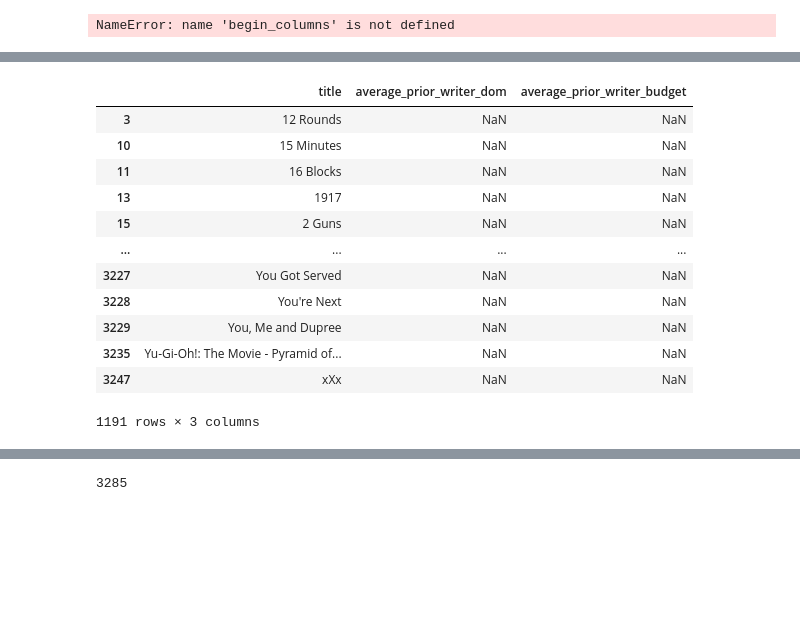
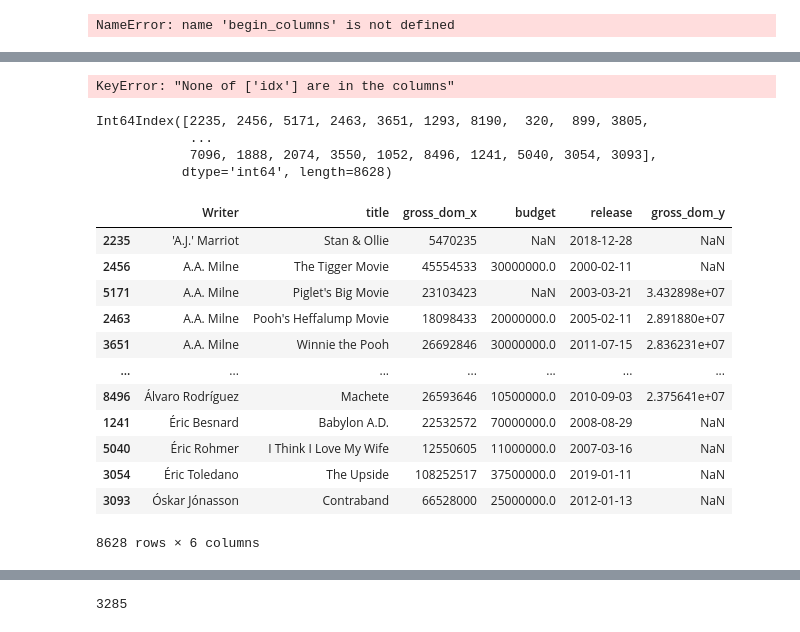
Before and after one commit to aauyeung19/Metis-Project-2, a Jupyter notebook: Feature Engineering.ipynb, the cells around one changed output, grey strips where cells are left out. Cells and saved outputs as stored; diff of their text form; code cells hidden in the pictures; blank space fills up the shorter version.

```diff
--- a/Feature Engineering.ipynb
+++ b/Feature Engineering.ipynb
@@ -492,4 +395,4 @@ for row in range(len(curr)):
 curr_crew = pd.DataFrame(curr_crew, columns=['title', 'Writer'])
 # %%
 curr_crew.drop_duplicates(inplace=True)
-curr_crew=curr_crew.merge(movie_df[['title', 'gross_dom', 'budget', 'release']], on='title')
+curr_crew=curr_crew.merge(movie_df[['title', 'gross_dom', 'budget', 'release']], on='title', how='left')
@@ -500,3 +608,16 @@ curr_crew = curr_crew.drop('nan').reset_index()
+# %%
+budg_max.reset_index().set_index('idx', drop=True)
+# %% [output]
+KeyError: "None of ['idx'] are in the columns"
+# %%
+curr_crew.index
+# %% [output]
+Int64Index([2235, 2456, 5171, 2463, 3651, 1293, 8190,  320,  899, 3805,
+            ...
+            7096, 1888, 2074, 3550, 1052, 8496, 1241, 5040, 3054, 3093],
+           dtype='int64', length=8628)
+# %%
+test = test.reset_index().set_index('idx', drop=True)
 # %%
 # get count of total times the crew shows up
 crew_counts = curr_crew.Writer.value_counts()
@@ -508 +624,17 @@ unique_writers = curr_crew.Writer.unique()
+# %%
+curr_crew.merge(test.gross_dom, left_index=True, right_index=True)
+# %% [output]
+|  | Writer | title | gross_dom_x | budget | release | gross_dom_y |
+| 2235 | 'A.J.' Marriot | Stan & Ollie | 5470235 | NaN | 2018-12-28 | NaN |
+| 2456 | A.A. Milne | The Tigger Movie | 45554533 | 30000000.0 | 2000-02-11 | NaN |
+| 5171 | A.A. Milne | Piglet's Big Movie | 23103423 | NaN | 2003-03-21 | 3.432898e+07 |
+| 2463 | A.A. Milne | Pooh's Heffalump Movie | 18098433 | 20000000.0 | 2005-02-11 | 2.891880e+07 |
+| 3651 | A.A. Milne | Winnie the Pooh | 26692846 | 30000000.0 | 2011-07-15 | 2.836231e+07 |
+| ... | ... | ... | ... | ... | ... | ... |
+| 8496 | Álvaro Rodríguez | Machete | 26593646 | 10500000.0 | 2010-09-03 | 2.375641e+07 |
+| 1241 | Éric Besnard | Babylon A.D. | 22532572 | 70000000.0 | 2008-08-29 | NaN |
+| 5040 | Éric Rohmer | I Think I Love My Wife | 12550605 | 11000000.0 | 2007-03-16 | NaN |
+| 3054 | Éric Toledano | The Upside | 108252517 | 37500000.0 | 2019-01-11 | NaN |
+| 3093 | Óskar Jónasson | Contraband | 66528000 | 25000000.0 | 2012-01-13 | NaN |
+8628 rows × 6 columns
 # %%
@@ -525,22 +657,6 @@ curr_crew['previous_cumulative_domestic'] = prev_gross_dom
 curr_crew['previous_cumulative_budget'] = prev_budget
 # %%
 curr_crew.reset_index(drop=True, inplace=True)
-# %%
-curr_crew[curr_crew.average_prior_writer_budget.isnull()]
-# %% [output]
-|  | title | average_prior_writer_dom | average_prior_writer_budget |
-| 3 | 12 Rounds | NaN | NaN |
-| 10 | 15 Minutes | NaN | NaN |
-| 11 | 16 Blocks | NaN | NaN |
-| 13 | 1917 | NaN | NaN |
-| 15 | 2 Guns | NaN | NaN |
-| ... | ... | ... | ... |
-| 3227 | You Got Served | NaN | NaN |
-| 3228 | You're Next | NaN | NaN |
-| 3229 | You, Me and Dupree | NaN | NaN |
-| 3235 | Yu-Gi-Oh!: The Movie - Pyramid of... | NaN | NaN |
-| 3247 | xXx | NaN | NaN |
-1191 rows × 3 columns
 # %%
 # get the writer's prior average
 curr_crew['average_prior_writer_dom'] = curr_crew['previous_cumulative_domestic']/curr_crew['n_previous']
```
Also changed, not shown: parts of 32 cells of this notebook, 2 other files.
